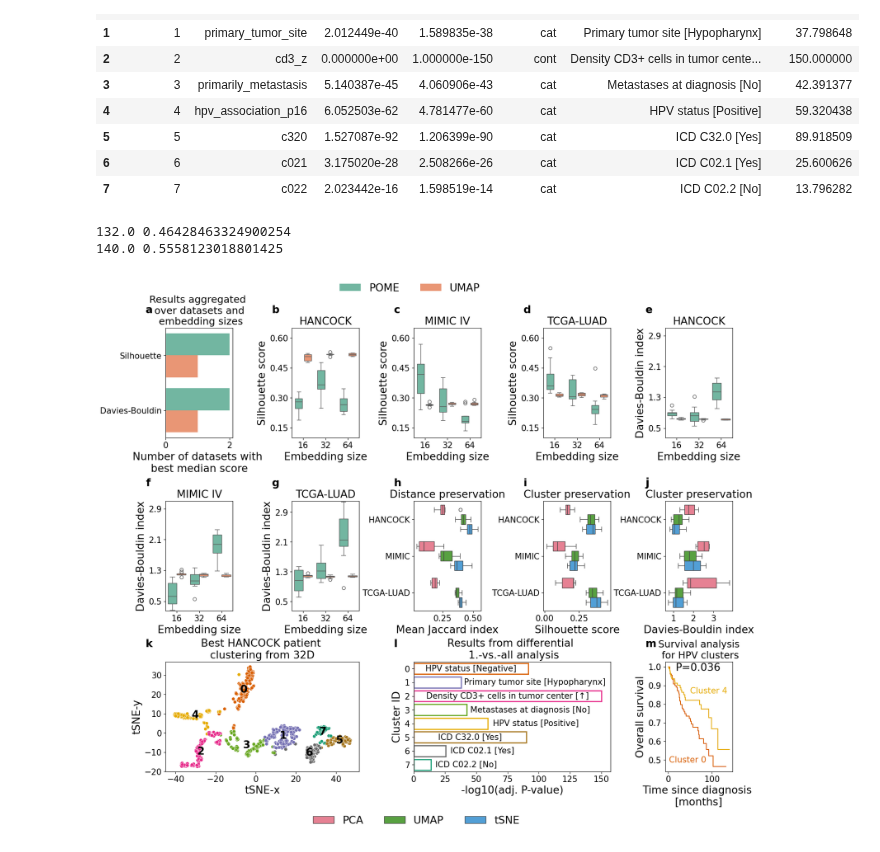
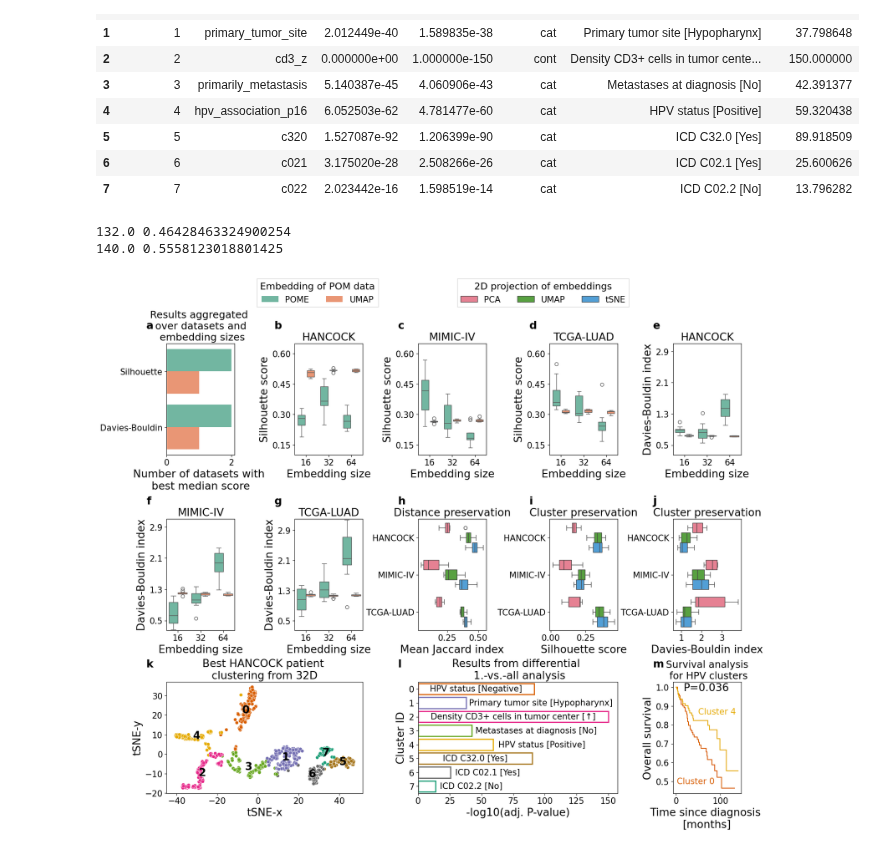
Before and after one commit to bionetslab/POME_Evaluation, a Jupyter notebook: scripts/plot_fig4_unsupervised.ipynb, the cells around one changed output. Drawn from its saved outputs; the diff is of its cells as text; code cells hidden in the pictures.

```diff
--- a/scripts/plot_fig4_unsupervised.ipynb
+++ b/scripts/plot_fig4_unsupervised.ipynb
@@ -73,3 +73,7 @@ davies_df = (
 mean_dist_df = mean_dist_df.replace({"TCGA_LUAD": "TCGA-LUAD"})
 silhouette_df = silhouette_df.replace({"TCGA_LUAD": "TCGA-LUAD"})
 davies_df = davies_df.replace({"TCGA_LUAD": "TCGA-LUAD"})
+
+mean_dist_df = mean_dist_df.replace({"MIMIC": "MIMIC-IV"})
+silhouette_df = silhouette_df.replace({"MIMIC": "MIMIC-IV"})
+davies_df = davies_df.replace({"MIMIC": "MIMIC-IV"})
@@ -297,10 +286,13 @@ axes["a"].legend_.remove()
 legend1 = fig.legend(
     handles, labels,
     loc="center",
-    bbox_to_anchor=(0.49, 1.01),   # adjust this value
+    bbox_to_anchor=(0.34, 1.03),   # adjust this value
     ncol=len(labels),
-    fontsize=legendfontsize+4,
-    frameon=False
+    fontsize=legendfontsize,
+    frameon=True,
+    fancybox=False,
+    title="Embedding of POM data",
+    title_fontsize=legendtitlefontsize
 )
 
 sns.boxplot(data=all[all["Dataset"]=="HANCOCK"], x="dim", y="silhouette",
@@ -324,7 +316,7 @@ axes['c'].tick_params(axis='x', labelsize=ticklabelsize)
 axes['c'].tick_params(axis='y', labelsize=ticklabelsize)
 axes['c'].set_yticks([0.15, 0.3, 0.45, 0.6])
 axes['c'].set_ylim(0.1, 0.65)
-axes['c'].set_title("MIMIC IV", fontsize=titlefontsize)
+axes['c'].set_title("MIMIC-IV", fontsize=titlefontsize)
 axes['c'].text(0.0, 1.0, 'c', transform=axes['c'].transAxes + offset, fontsize=labelfontsize, fontweight='bold')
 
 sns.boxplot(data=all[all["Dataset"]=="TCGA-LUAD"], x="dim", y="silhouette",
@@ -358,7 +350,7 @@ axes['f'].tick_params(axis='x', labelsize=ticklabelsize)
 axes['f'].tick_params(axis='y', labelsize=ticklabelsize)
 axes['f'].set_yticks([0.5, 1.3, 2.1, 2.9])
 axes['f'].set_ylim(0.25, 3.1)
-axes['f'].set_title("MIMIC IV", fontsize=titlefontsize)
+axes['f'].set_title("MIMIC-IV", fontsize=titlefontsize)
 axes['f'].text(0.0, 1.0, 'f', transform=axes['f'].transAxes + offset, fontsize=labelfontsize, fontweight='bold')
 
 sns.boxplot(data=all[all["Dataset"]=="TCGA-LUAD"], x="dim", y="db_final",
@@ -385,11 +377,14 @@ handles2, labels2 = axes["h"].get_legend_handles_labels()
 axes["h"].legend_.remove()
 legend2 = fig.legend(
     handles2, labels2,
-    loc="lower center",
-    bbox_to_anchor=(0.5, -0.05),   # adjust vertically if needed
+    loc="center",
+    bbox_to_anchor=(0.69, 1.03),   # adjust vertically if needed
     ncol=len(labels2),
-    fontsize=legendfontsize+4,
-    frameon=False
+    fontsize=legendfontsize,
+    frameon=True,
+    fancybox=False,
+    title="2D projection of embeddings",
+    title_fontsize=legendtitlefontsize
 )
 
 sns.boxplot(data=silhouette_df, x="silhouette", y="dataset",
@@ -580,31 +575,31 @@ for bar, label in zip(axes["l"].patches, copied_pval_df["value"]):
             ha="center", va="center",
             fontsize=ticklabelsize-deduce_size
         )
     else:
         width = bar.get_width()
         y = bar.get_y() + bar.get_height()/2
         axes["l"].text(
             width*0.5, y, label,
             ha="center", va="center",
             fontsize=ticklabelsize-deduce_size
         )
 
 # colorbar
 cmap = mpl.colors.ListedColormap(palette[:len(cluster_ids)])
 norm = mpl.colors.BoundaryNorm(np.arange(len(cluster_ids)+1)-0.5, cmap.N)
 
 sm = mpl.cm.ScalarMappable(cmap=cmap, norm=norm)
 sm.set_array([])
 
 axes['l'].set_xlabel('-log10(adj. P-value)', fontsize=labelfontsize)
 axes['l'].set_ylabel('Cluster ID', fontsize=labelfontsize)
 axes['l'].tick_params(axis='x', labelsize=ticklabelsize)
 axes['l'].tick_params(axis='y', labelsize=ticklabelsize)
 axes['l'].set_title("Results from differential \n 1.-vs.-all analysis", fontsize=titlefontsize)
 axes['l'].text(0.0, 1.0, 'l', transform=axes['l'].transAxes + offset, fontsize=labelfontsize, fontweight='bold')
 
 plt.savefig("unsupervised_clustering_and_visualization.pdf", bbox_inches='tight', bbox_extra_artists=[legend1, legend2])
 # %% [output]
 132.0 0.46428463324900254
 140.0 0.5558123018801425
-[figure, old version]
+[figure, new version]
```
Also changed, not shown: parts of 1 cell of this notebook, 31 other files.
